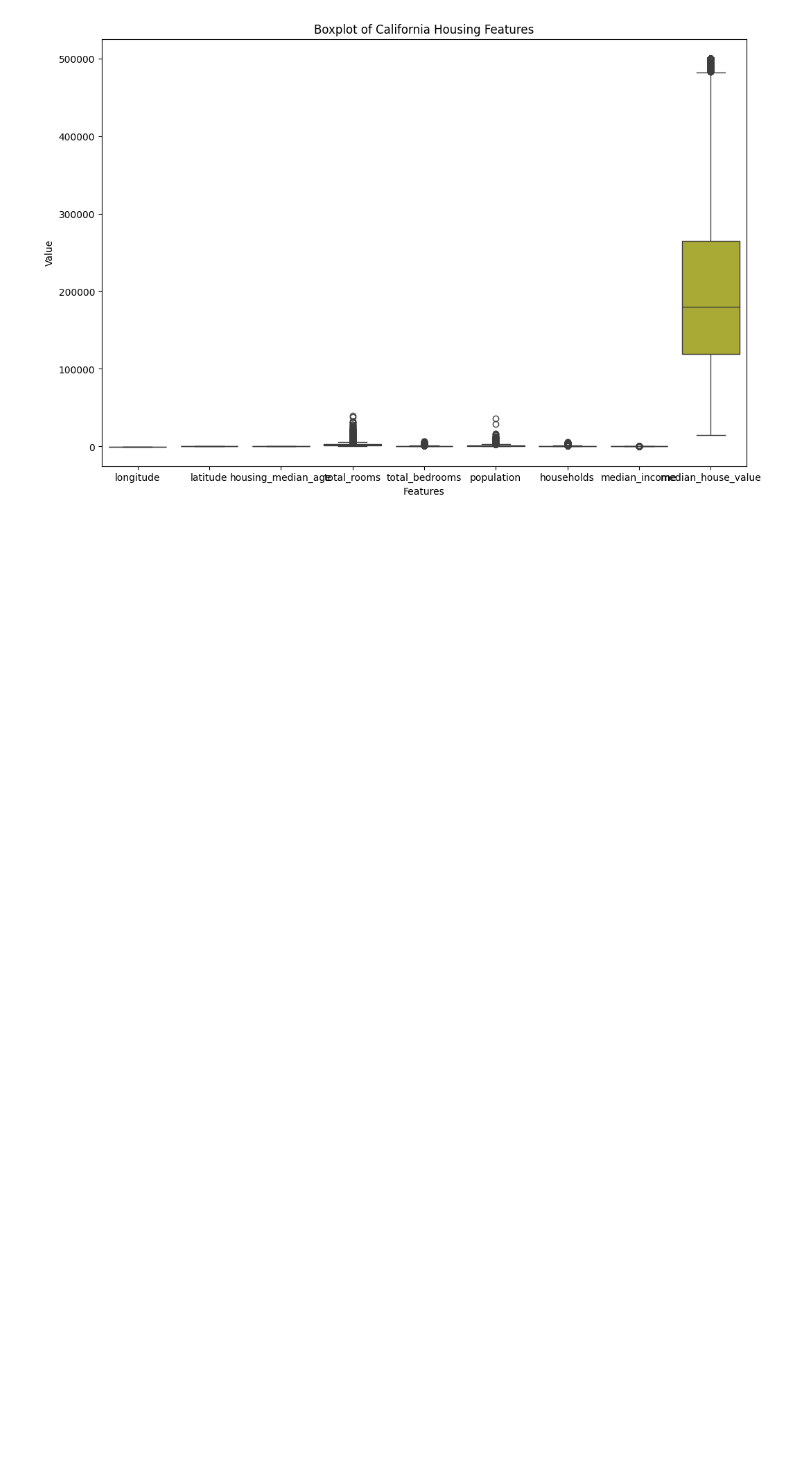
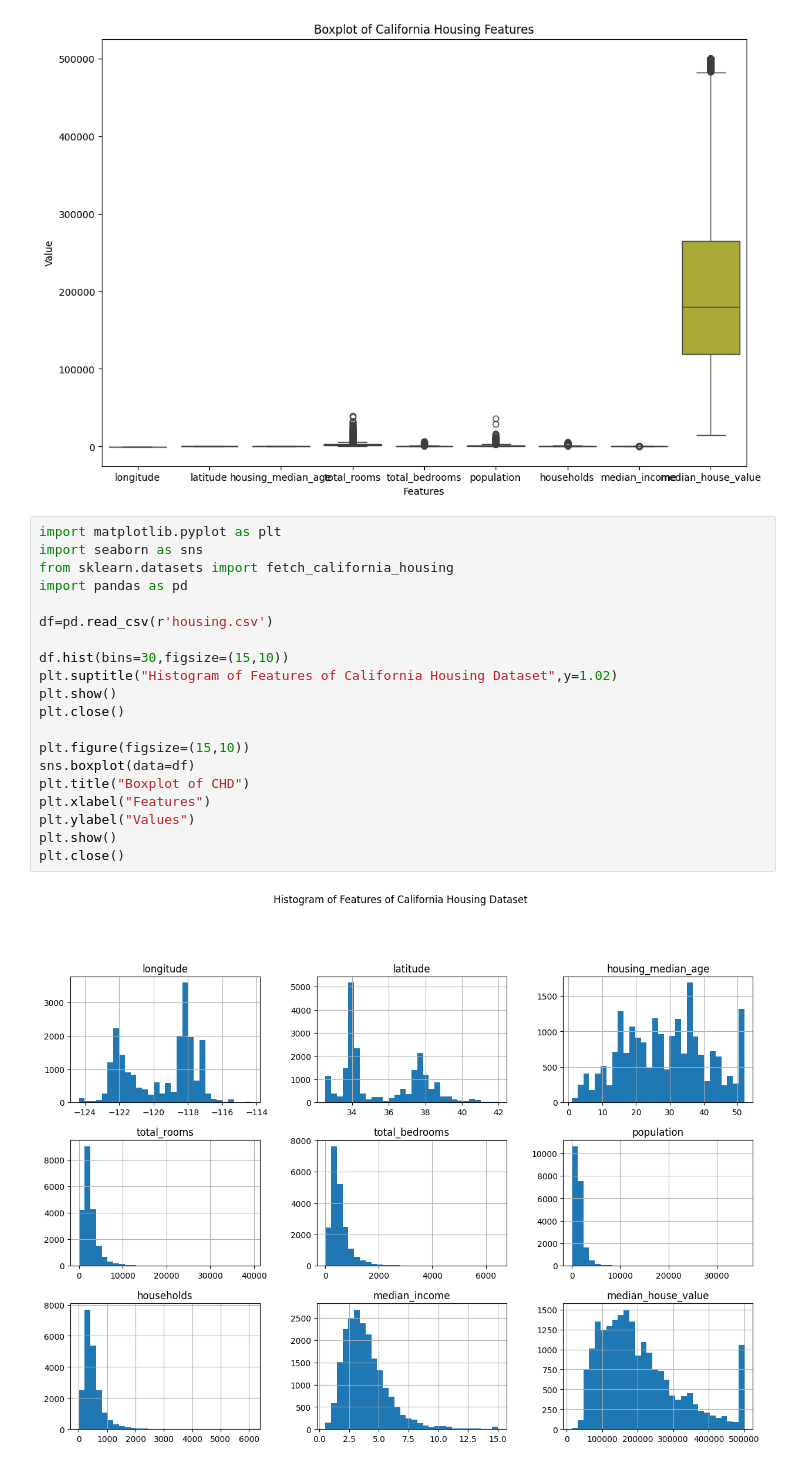
Before and after one commit to Annson17/ML_Lab, a Jupyter notebook: lab_1_code.ipynb, the cells around one changed output. Cells and saved outputs as stored; diff of their text form; blank space fills up the shorter version.

```diff
--- a/lab_1_code.ipynb
+++ b/lab_1_code.ipynb
@@ -31,3 +31,25 @@ plt.close()
 # %% [output]
 [figure]
 [figure]
+# %%
+import matplotlib.pyplot as plt
+import seaborn as sns
+from sklearn.datasets import fetch_california_housing
+import pandas as pd
+
+df=pd.read_csv(r'housing.csv')
+
+df.hist(bins=30,figsize=(15,10))
+plt.suptitle("Histogram of Features of California Housing Dataset",y=1.02)
+plt.show()
+plt.close()
+
+plt.figure(figsize=(15,10))
+sns.boxplot(data=df)
+plt.title("Boxplot of CHD")
+plt.xlabel("Features")
+plt.ylabel("Values")
+plt.show()
+plt.close()
+# %% [output]
+[figure, added]
```
Also changed, not shown: parts of 1 cell of this notebook, 10 other files.
